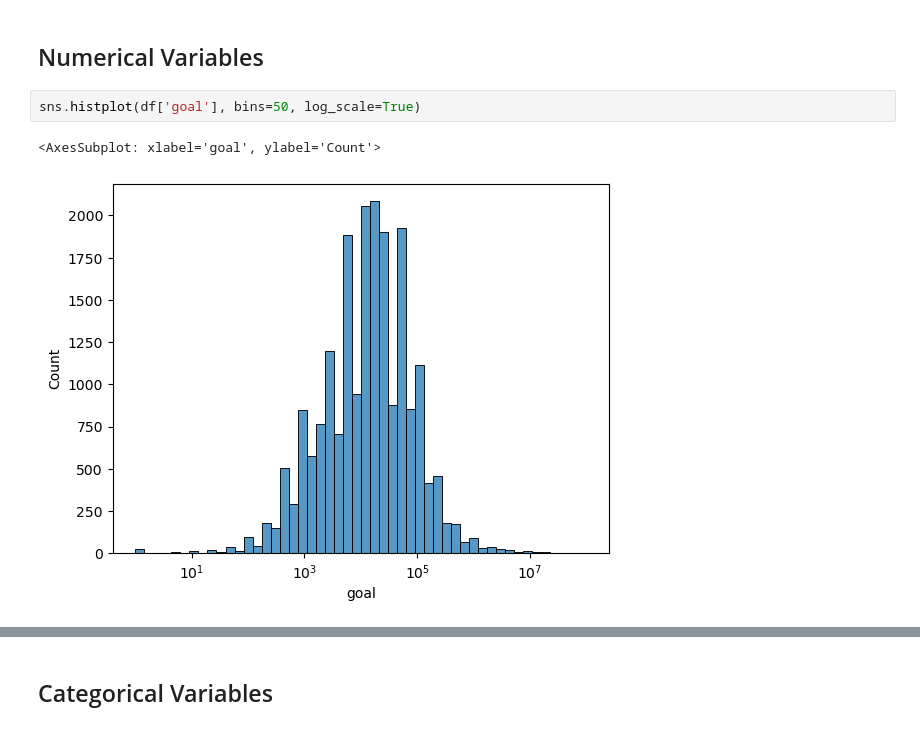
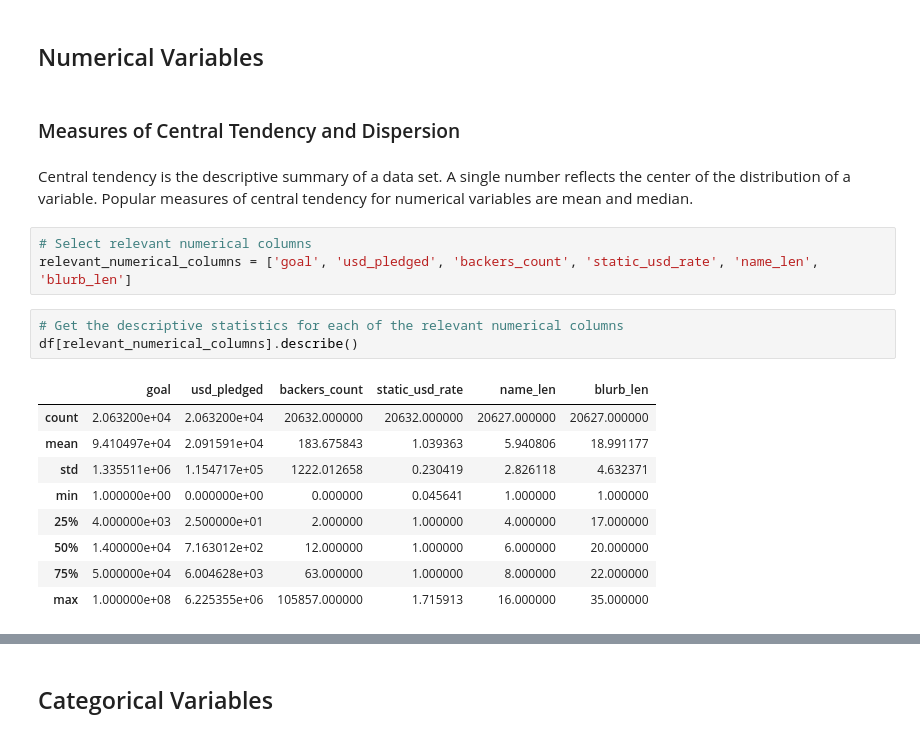
Before and after one commit to patilpushkarp/kickstarter-analysis, a Jupyter notebook: kick/docs/eda/univariate_analysis.ipynb, the cells around one changed output, grey strips where cells are left out. Drawn from its saved outputs; the diff is of its cells as text.

```diff
--- a/kick/docs/eda/univariate_analysis.ipynb
+++ b/kick/docs/eda/univariate_analysis.ipynb
@@ -26,7 +40,22 @@ Index(['index', 'id', 'name', 'blurb', 'goal', 'pledged', 'state', 'slug',
 # %% [markdown]
 ## Numerical Variables
-# %%
-sns.histplot(df['goal'], bins=50, log_scale=True)
-# %% [output]
-<AxesSubplot: xlabel='goal', ylabel='Count'>
-[figure, removed]
+# %% [markdown]
+### Measures of Central Tendency and Dispersion
+# %% [markdown]
+Central tendency is the descriptive summary of a data set. A single number reflects the center of the distribution of a variable. Popular measures of central tendency for numerical variables are mean and median.
+# %%
+# Select relevant numerical columns
+relevant_numerical_columns = ['goal', 'usd_pledged', 'backers_count', 'static_usd_rate', 'name_len', 'blurb_len']
+# %%
+# Get the descriptive statistics for each of the relevant numerical columns
+df[relevant_numerical_columns].describe()
+# %% [output]
+|  | goal | usd_pledged | backers_count | static_usd_rate | name_len | blurb_len |
+| count | 2.063200e+04 | 2.063200e+04 | 20632.000000 | 20632.000000 | 20627.000000 | 20627.000000 |
+| mean | 9.410497e+04 | 2.091591e+04 | 183.675843 | 1.039363 | 5.940806 | 18.991177 |
+| std | 1.335511e+06 | 1.154717e+05 | 1222.012658 | 0.230419 | 2.826118 | 4.632371 |
+| min | 1.000000e+00 | 0.000000e+00 | 0.000000 | 0.045641 | 1.000000 | 1.000000 |
+| 25% | 4.000000e+03 | 2.500000e+01 | 2.000000 | 1.000000 | 4.000000 | 17.000000 |
+| 50% | 1.400000e+04 | 7.163012e+02 | 12.000000 | 1.000000 | 6.000000 | 20.000000 |
+| 75% | 5.000000e+04 | 6.004628e+03 | 63.000000 | 1.000000 | 8.000000 | 22.000000 |
+| max | 1.000000e+08 | 6.225355e+06 | 105857.000000 | 1.715913 | 16.000000 | 35.000000 |
```
Also changed, not shown: parts of 52 cells of this notebook, 12 other files.
